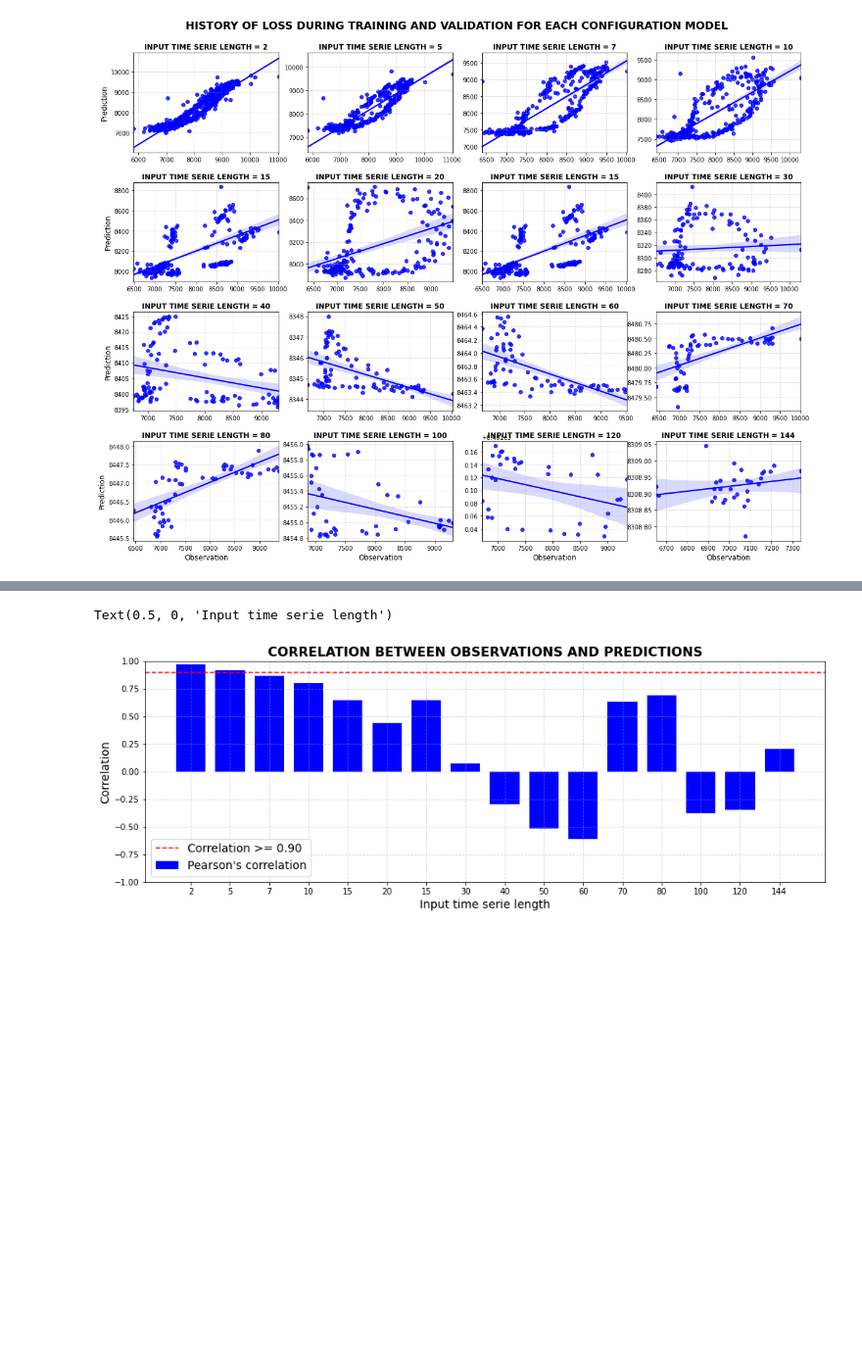
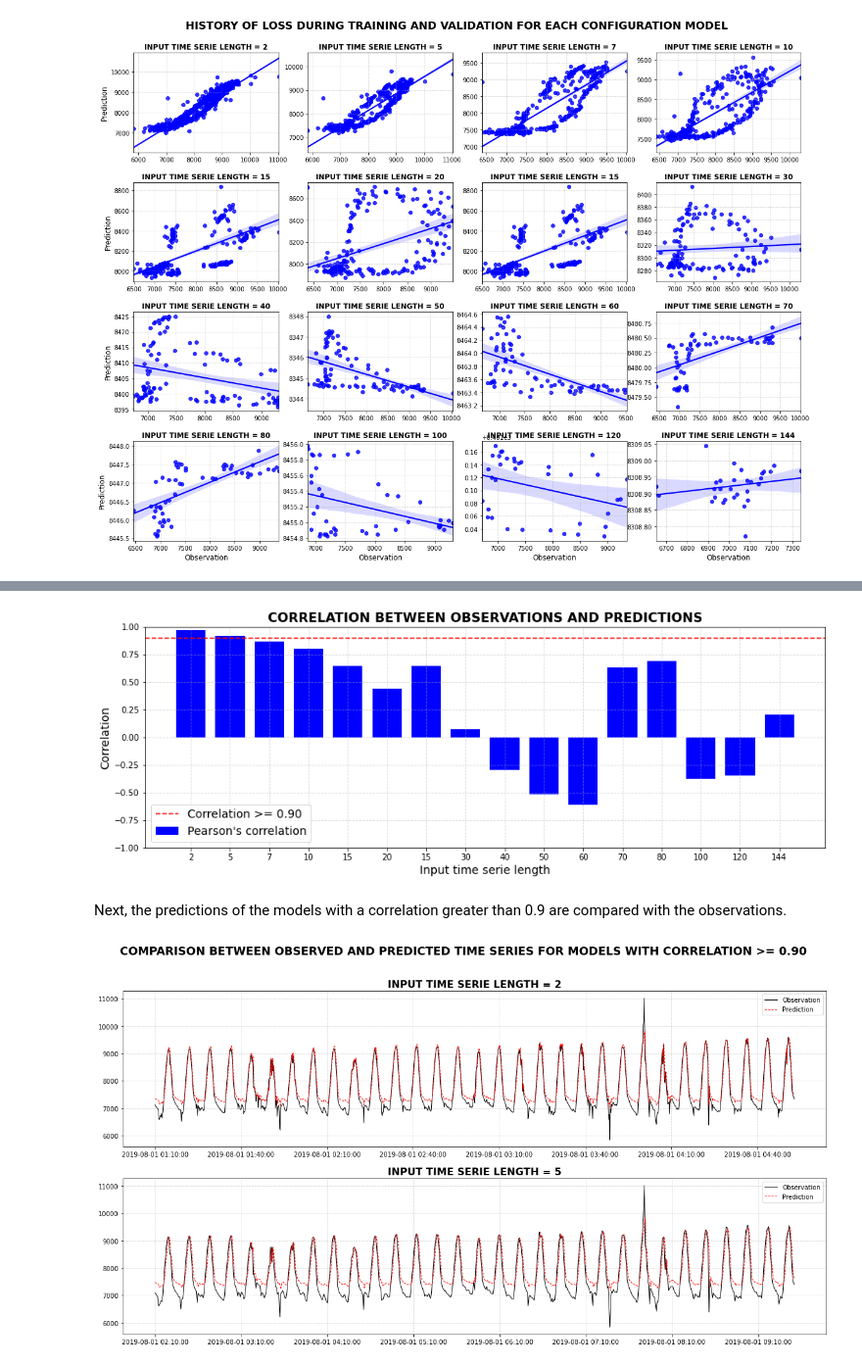
Before and after one commit to AdrianoPereira/CAP421, a Jupyter notebook: lectures/homework12/RNN_LSTM_GOES16_EXERCISE.ipynb, the cells around one changed output, grey strips where cells are left out. Shown at 98% size. Drawn from its saved outputs; the diff is of its cells as text; code cells hidden in the pictures; blank space fills up the shorter version.

```diff
--- a/lectures/homework12/RNN_LSTM_GOES16_EXERCISE.ipynb
+++ b/lectures/homework12/RNN_LSTM_GOES16_EXERCISE.ipynb
@@ -452,6 +480,54 @@ ax.grid(ls='--', alpha=0.5)
 ax.legend(fontsize=14)
 ax.set_ylabel("Correlation", fontsize=14)
 ax.set_xlabel("Input time serie length", fontsize=14)
+
+plt.savefig(
+    f"{RESULT_PATH}/bars-correlations.png", transparent=False, bbox_inches='tight',
+    pad_inches=0.1
+)
 # %% [output]
-Text(0.5, 0, 'Input time serie length')
 [figure]
+# %% [markdown]
+Next, the predictions of the models with a correlation greater than 0.9 are compared with the observations.
+# %%
+xticks = test_data.iloc[:, 0].values
+
+fig, ax = plt.subplots(2, 1, figsize=(20, 10))
+
+fig.suptitle("COMPARISON BETWEEN OBSERVED AND PREDICTED TIME SERIES FOR MODELS WITH CORRELATION >= 0.90",
+             fontsize=18, fontweight='bold')
+for i, ts_length in enumerate(ts_lengths[:2]):
+    ts_length += 1
+    stride = ts_length
+    prefix = f"LSTM-TS{str(ts_length).zfill(3)}-ST{str(stride).zfill(3)}"
+    path_model = f"{RESULT_PATH}/{prefix}"
+
+    model = tf.keras.models.load_model(f"{path_model}/MODEL-{prefix}.hdf5")
+
+    # Get date times ticks for x axis
+    xtick = []
+    for j in range(0, len(xticks)-ts_length, stride):
+        xtick.append(xticks[j+ts_length])
+
+    # Creating time series of test data
+    X_test, y_test = create_Xy(x_data_test, ts_length, stride=stride)
+
+    # Predict
+    y_pred = model.predict(X_test)[:, 0, :]
+
+    true = scaler.inverse_transform(y_test)[:, 0]
+    pred = scaler.inverse_transform(y_pred)[:, 0]
+
+    ax[i].set_title(f"INPUT TIME SERIE LENGTH = {ts_length-1}", fontdict={'size':16, 'weight': 'bold'})
+    ax[i].plot(true, color='k', lw=1, ls='-', label='Observation')
+    ax[i].plot(pred, color='red', lw=1, ls='--', label='Prediction')
+    ax[i].set_xticklabels(xtick)
+    ax[i].legend()
+    ax[i].grid(ls='--', alpha=0.5)
+
+plt.savefig(
+    f"{RESULT_PATH}/comparation-models.png", transparent=False, bbox_inches='tight',
+    pad_inches=0.1
+)
+# %% [output]
+[figure, added]
```
Also changed, not shown: parts of 24 cells of this notebook, 38 other files.
